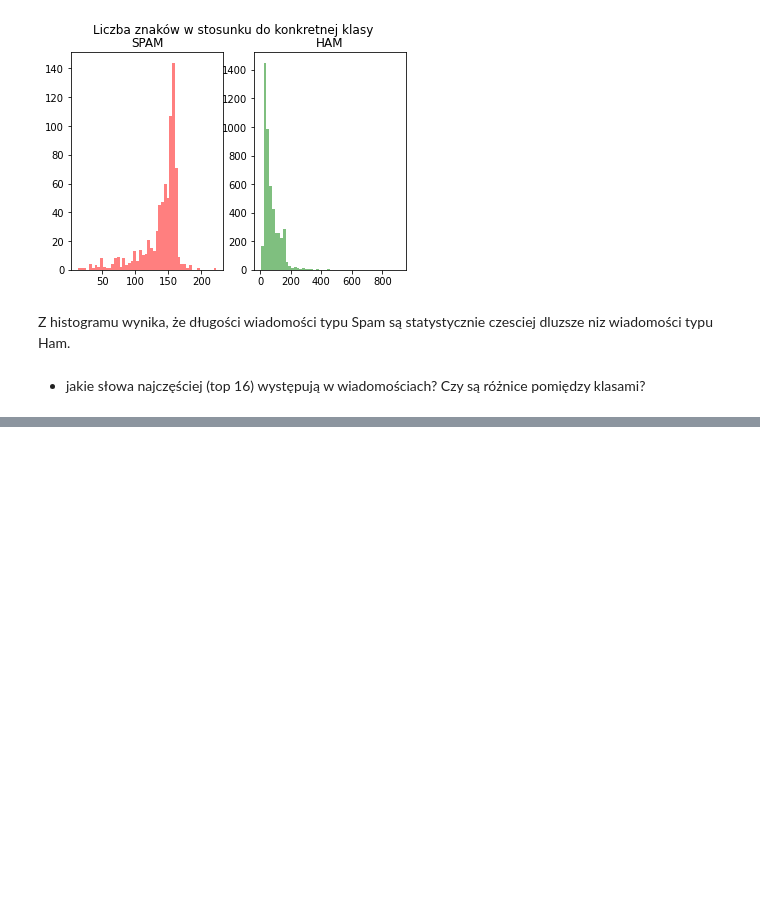
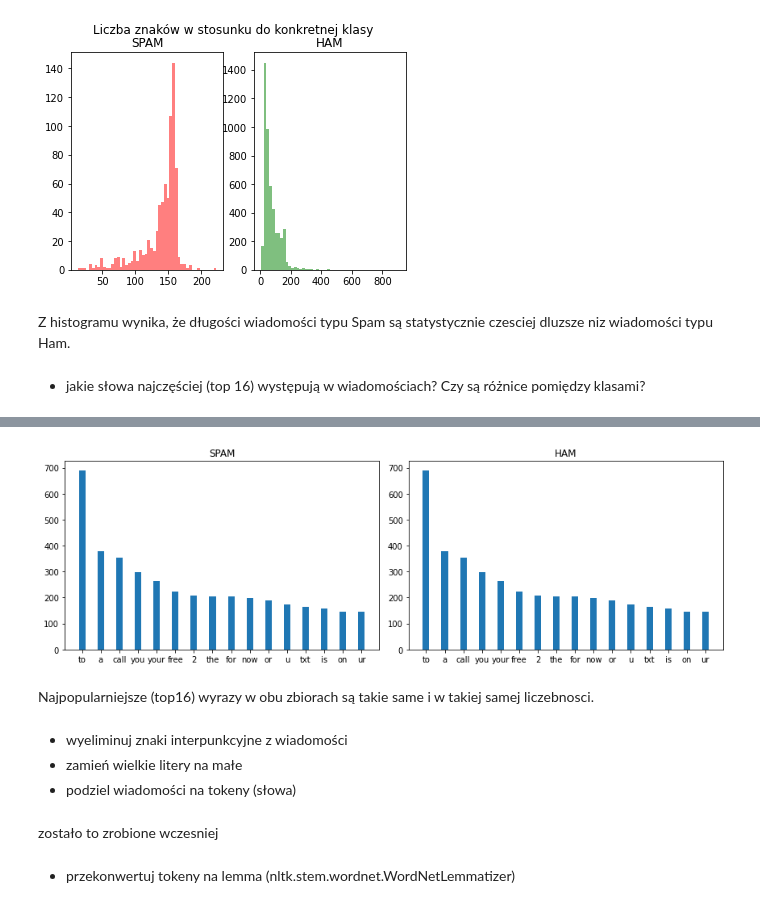
Before and after one commit to 9albert6/pum-rozwiazania, a Jupyter notebook: lab6/lab.ipynb, the cells around one changed output, grey strips where cells are left out. Cells and saved outputs as stored; diff of their text form; code cells hidden in the pictures; blank space fills up the shorter version.

```diff
--- a/lab6/lab.ipynb
+++ b/lab6/lab.ipynb
@@ -187,0 +211,25 @@ print(top16_ham)
+# %%
+top16_texts_spam = get_element(0, top16_spam)
+top16_number_spam = get_element(1, top16_spam)
+top16_texts_ham = get_element(0, top16_ham)
+top16_number_ham = get_element(1, top16_ham)
+width = 0.35
+fig, (ax1, ax2) = plt.subplots(1, 2, figsize=(12,4))
+rects1 = ax1.bar(top16_texts_spam, top16_number_spam, width, label='SPAM')
+rects2 = ax2.bar(top16_texts_ham, top16_number_ham, width, label='HAM')
+ax1.set_title('SPAM')
+ax2.set_title('HAM')
+fig.tight_layout()
+plt.show()
+# %% [output]
+[figure, added]
+# %% [markdown]
+Najpopularniejsze (top16) wyrazy w obu zbiorach są takie same i w takiej samej liczebnosci.
+# %% [markdown]
+- wyeliminuj znaki interpunkcyjne z wiadomości
+- zamień wielkie litery na małe
+- podziel wiadomości na tokeny (słowa)
+# %% [markdown]
+zostało to zrobione wczesniej
+# %% [markdown]
+- przekonwertuj tokeny na lemma (nltk.stem.wordnet.WordNetLemmatizer)
```
Also changed, not shown: parts of 38 cells of this notebook.
